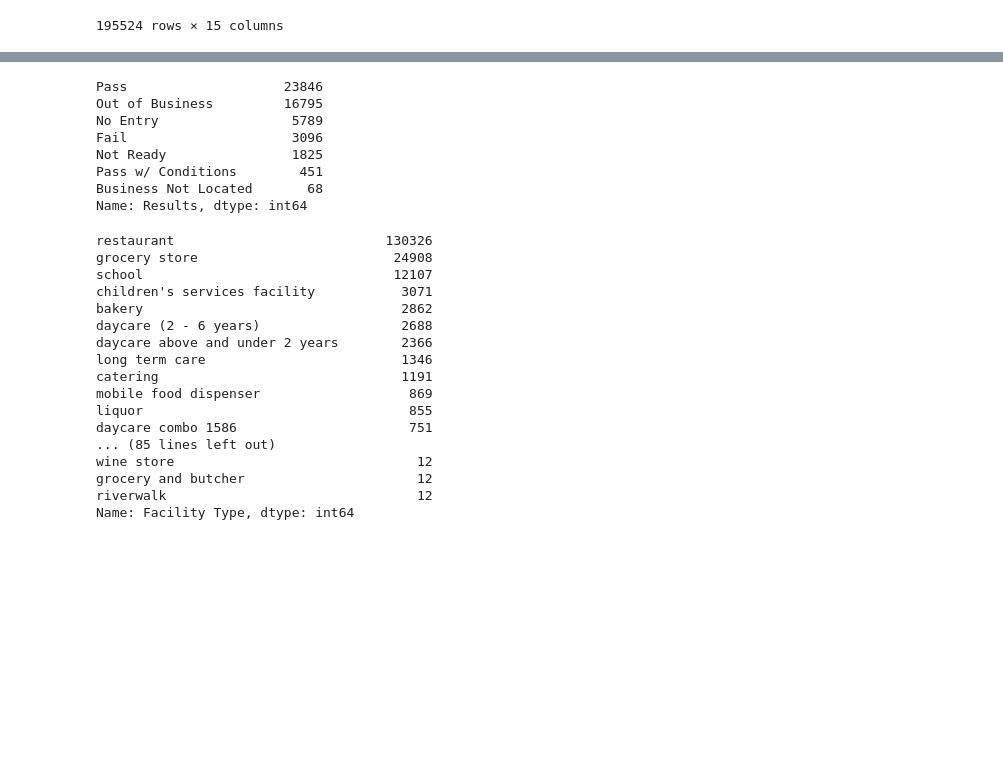
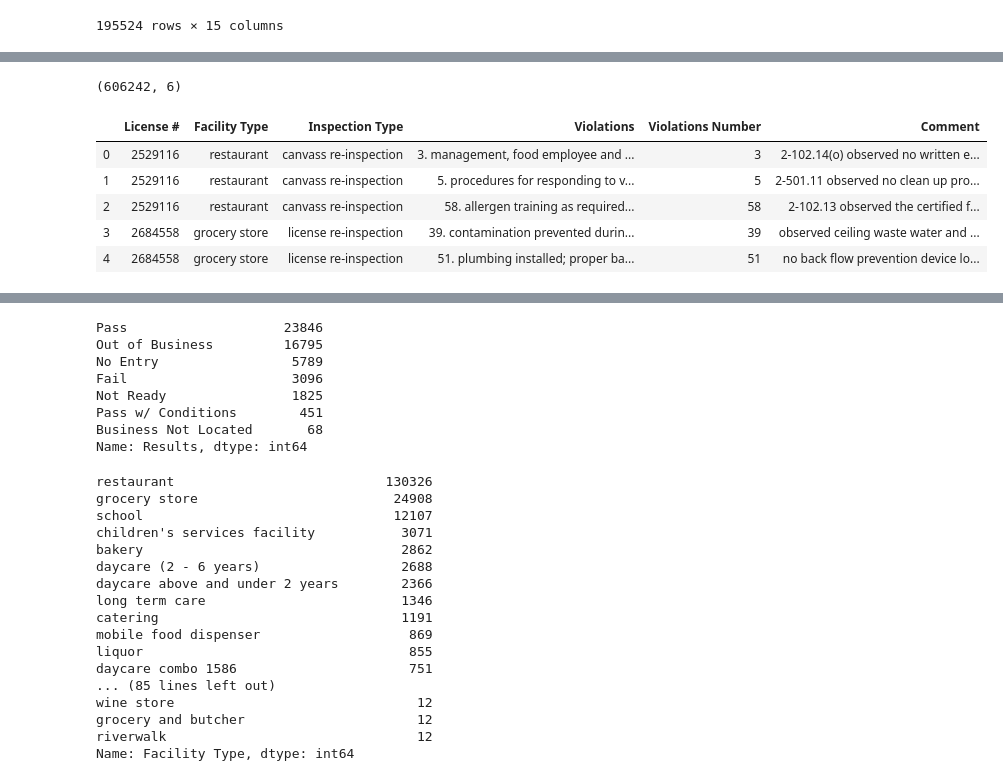
Before and after one commit to kangpl/ADA_2019_Project_MagicADA, a Jupyter notebook: project_zhenyu.ipynb, the cells around one changed output, grey strips where cells are left out. Saved outputs shown, nothing was run; the diff lists cells and outputs as text; code cells hidden in the pictures; blank space fills up the shorter version.

```diff
--- a/project_zhenyu.ipynb
+++ b/project_zhenyu.ipynb
@@ -128,0 +217,13 @@ chicago
+# %%
+# filter the chicago new retain the facility type in valid facility type
+chichgo_valid_facility = chicago_new[chicago_new['Facility Type'].apply(lambda x: x in valid_facility_type)]
+print(chichgo_valid_facility.shape)
+chichgo_valid_facility.head()
+# %% [output]
+(606242, 6)
+|  | License # | Facility Type | Inspection Type | Violations | Violations Number | Comment |
+| 0 | 2529116 | restaurant | canvass re-inspection | 3. management, food employee and ... | 3 | 2-102.14(o) observed no written e... |
+| 1 | 2529116 | restaurant | canvass re-inspection | 5. procedures for responding to v... | 5 | 2-501.11 observed no clean up pro... |
+| 2 | 2529116 | restaurant | canvass re-inspection | 58. allergen training as required... | 58 | 2-102.13 observed the certified f... |
+| 3 | 2684558 | grocery store | license re-inspection | 39. contamination prevented durin... | 39 | observed ceiling waste water and ... |
+| 4 | 2684558 | grocery store | license re-inspection | 51. plumbing installed; proper ba... | 51 | no back flow prevention device lo... |
```
Also changed, not shown: parts of 16 cells of this notebook.
